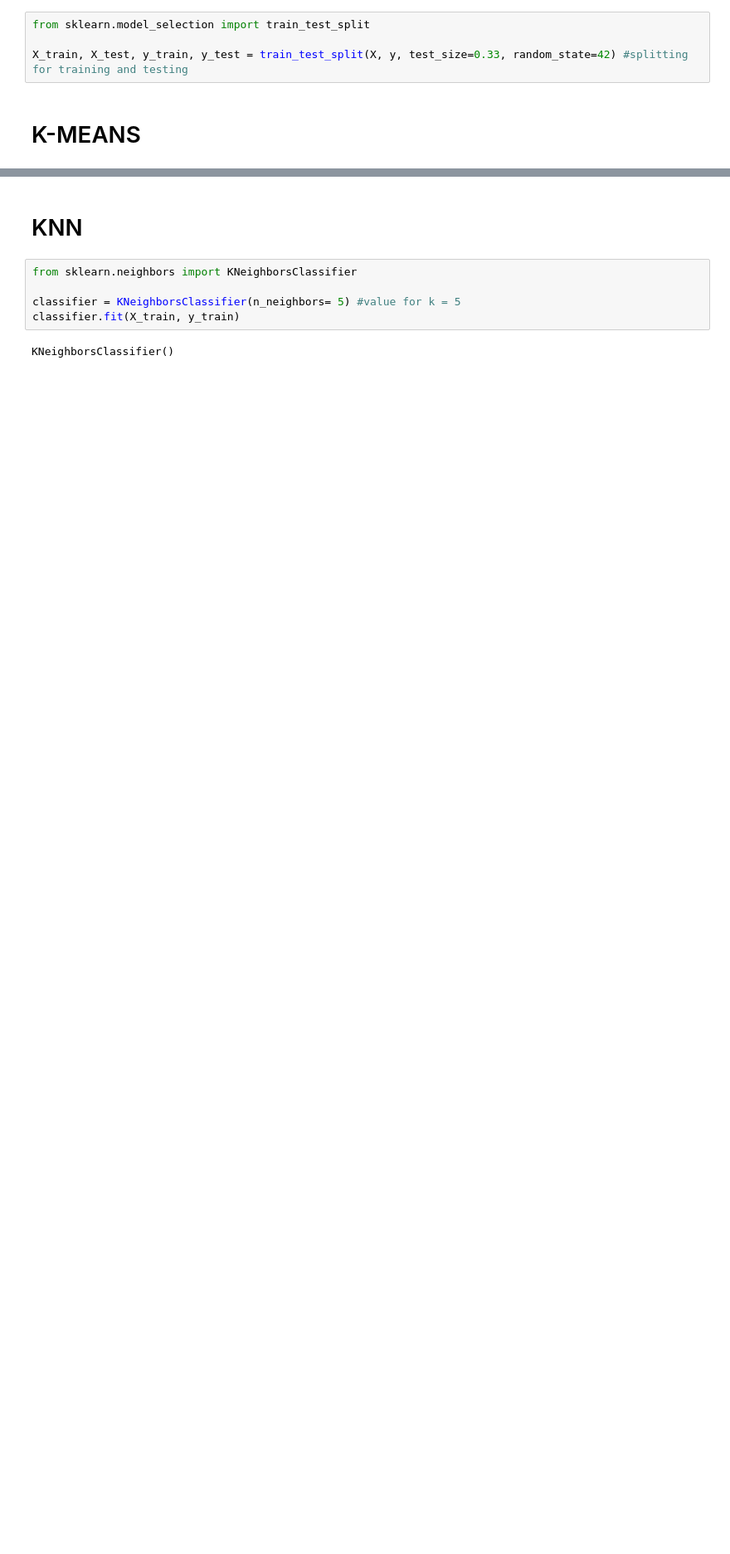
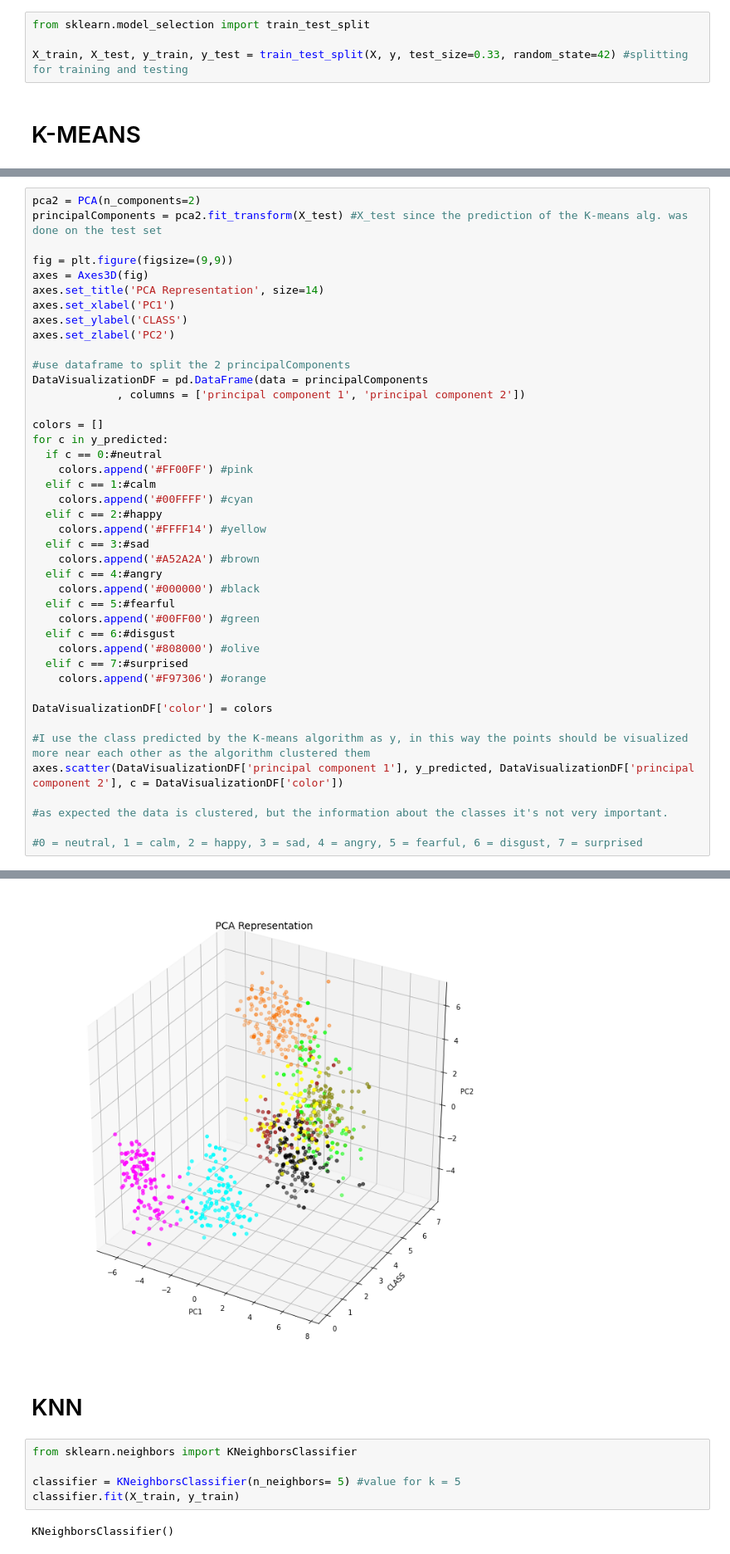
Before and after one commit to fedeflowers/Audio_pattern_recognition, a Jupyter notebook: Project.ipynb, the cells around one changed output, grey strips where cells are left out. Shown at 83% size. Saved outputs shown, nothing was run; the diff lists cells and outputs as text; blank space fills up the shorter version.

```diff
--- a/Project.ipynb
+++ b/Project.ipynb
@@ -121,0 +175,43 @@ print(confusion_matrix(y_test_intConversion, y_predicted))
+# %%
+pca2 = PCA(n_components=2)
+principalComponents = pca2.fit_transform(X_test) #X_test since the prediction of the K-means alg. was done on the test set
+
+fig = plt.figure(figsize=(9,9))
+axes = Axes3D(fig)
+axes.set_title('PCA Representation', size=14)
+axes.set_xlabel('PC1')
+axes.set_ylabel('CLASS')
+axes.set_zlabel('PC2')
+
+#use dataframe to split the 2 principalComponents
+DataVisualizationDF = pd.DataFrame(data = principalComponents
+             , columns = ['principal component 1', 'principal component 2'])
+
+colors = []
+for c in y_predicted:
+  if c == 0:#neutral
+    colors.append('#FF00FF') #pink
+  elif c == 1:#calm
+    colors.append('#00FFFF') #cyan
+  elif c == 2:#happy
+    colors.append('#FFFF14') #yellow
+  elif c == 3:#sad
+    colors.append('#A52A2A') #brown
+  elif c == 4:#angry
+    colors.append('#000000') #black
+  elif c == 5:#fearful
+    colors.append('#00FF00') #green
+  elif c == 6:#disgust
+    colors.append('#808000') #olive
+  elif c == 7:#surprised
+    colors.append('#F97306') #orange
+
+DataVisualizationDF['color'] = colors
+
+#I use the class predicted by the K-means algorithm as y, in this way the points should be visualized more near each other as the algorithm clustered them
+axes.scatter(DataVisualizationDF['principal component 1'], y_predicted, DataVisualizationDF['principal component 2'], c = DataVisualizationDF['color'])
+
+#as expected the data is clustered, but the information about the classes it's not very important.
+
+#0 = neutral, 1 = calm, 2 = happy, 3 = sad, 4 = angry, 5 = fearful, 6 = disgust, 7 = surprised
+# %% [output]
@@ -122,3 +219,4 @@ print(confusion_matrix(y_test_intConversion, y_predicted))
+[figure, added]
 # %% [markdown]
 # KNN
 # %%
```
Also changed, not shown: parts of 9 cells of this notebook.
